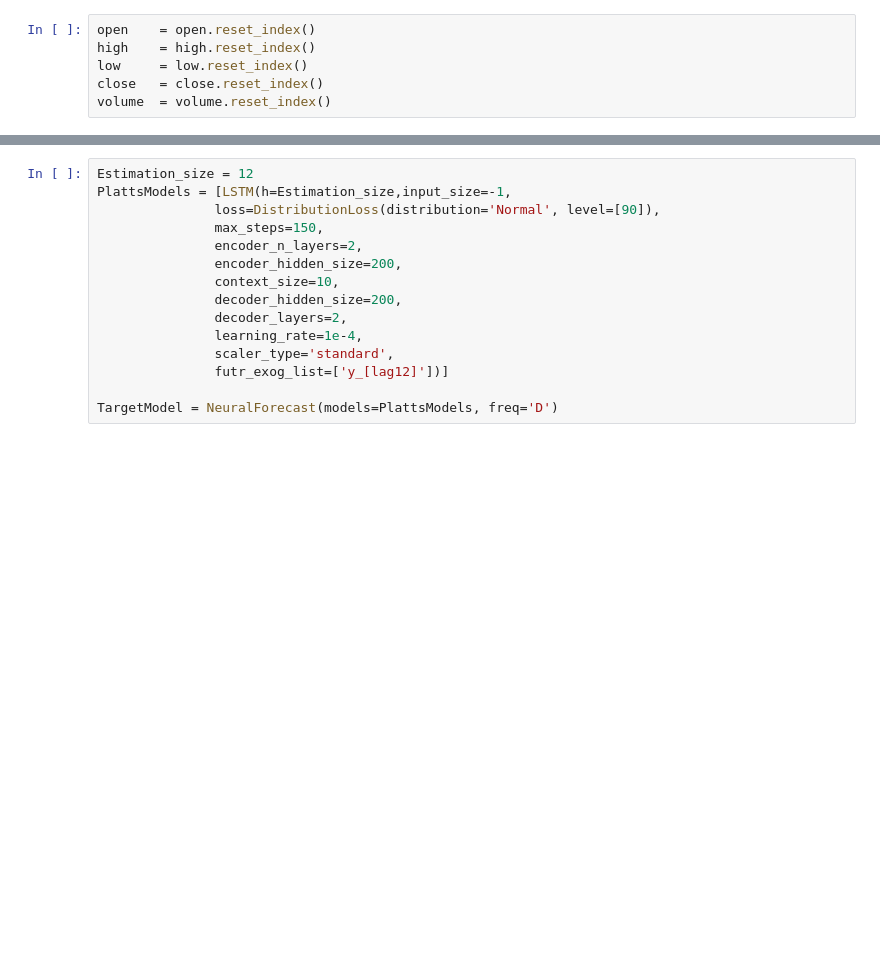
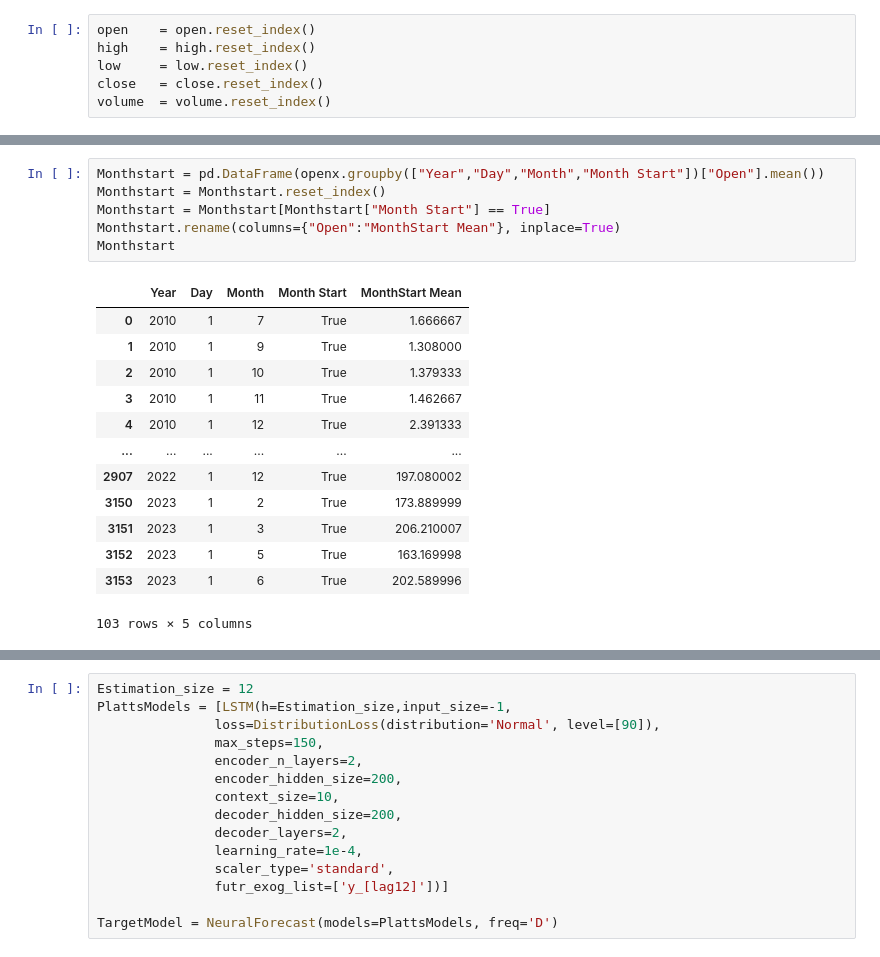
Before and after one commit to Batuhan-Yildirim/Finance_Project, a Jupyter notebook: ML _Application/LSTM_Neural.ipynb, the cells around one changed output, grey strips where cells are left out. Drawn from its saved outputs; the diff is of its cells as text; blank space fills up the shorter version.

```diff
--- a/ML _Application/ML _Applications.ipynb
+++ b/ML _Application/LSTM_Neural.ipynb
@@ -129,0 +218,20 @@ Month
+# %%
+Monthstart = pd.DataFrame(openx.groupby(["Year","Day","Month","Month Start"])["Open"].mean())
+Monthstart = Monthstart.reset_index()
+Monthstart = Monthstart[Monthstart["Month Start"] == True]
+Monthstart.rename(columns={"Open":"MonthStart Mean"}, inplace=True)
+Monthstart
+# %% [output]
+|  | Year | Day | Month | Month Start | MonthStart Mean |
+| 0 | 2010 | 1 | 7 | True | 1.666667 |
+| 1 | 2010 | 1 | 9 | True | 1.308000 |
+| 2 | 2010 | 1 | 10 | True | 1.379333 |
+| 3 | 2010 | 1 | 11 | True | 1.462667 |
+| 4 | 2010 | 1 | 12 | True | 2.391333 |
+| ... | ... | ... | ... | ... | ... |
+| 2907 | 2022 | 1 | 12 | True | 197.080002 |
+| 3150 | 2023 | 1 | 2 | True | 173.889999 |
+| 3151 | 2023 | 1 | 3 | True | 206.210007 |
+| 3152 | 2023 | 1 | 5 | True | 163.169998 |
+| 3153 | 2023 | 1 | 6 | True | 202.589996 |
+103 rows × 5 columns
```
Also changed, not shown: parts of 17 cells of this notebook.
